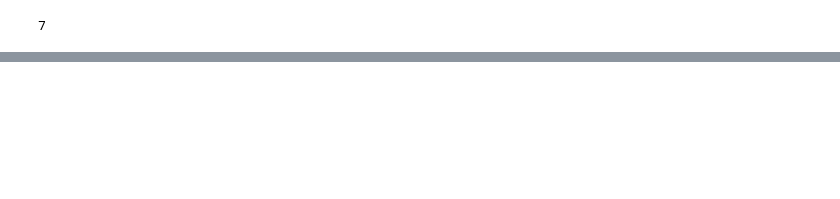
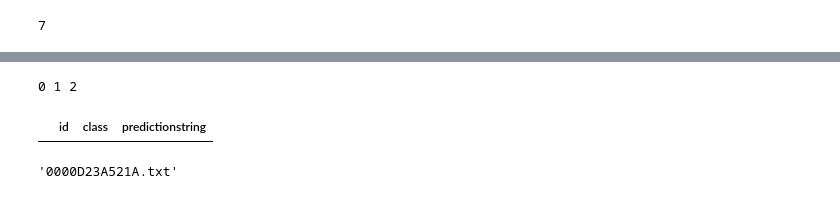
Before and after one commit to Brad1141/Discourse_Classification, a Jupyter notebook: main.ipynb, the cells around one changed output, grey strips where cells are left out. Cells and saved outputs as stored; diff of their text form; code cells hidden in the pictures; blank space fills up the shorter version.

```diff
--- a/main.ipynb
+++ b/main.ipynb
@@ -267,0 +329,28 @@ OSError: Looks like you do not have git-lfs installed, please install. You can i
+# %%
+def calc_word_indices(full_text, discourse_start, discourse_end):
+    start_index = len(full_text[:discourse_start].split())
+    token_len = len(full_text[discourse_start:discourse_end].split())
+    output = list(range(start_index, start_index + token_len))
+    if output[-1] >= len(full_text.split()):
+        output = list(range(start_index, start_index + token_len-1))
+    return output
+
+outputt = calc_word_indices(data, 0, 13)
+outputt = " ".join(str(x) for x in outputt)
+print(outputt)
+# %% [output]
+0 1 2
+# %%
+dict = {'id':[],
+        'class': [],
+        'predictionstring':[]}
+sub_df = pd.DataFrame(dict)
+sub_df.head()
+# %% [output]
+|  | id | class | predictionstring |
+# %%
+fileNames = os.listdir('train')
+fileNames = fileNames[:10000]
+fileNames[0]
+# %% [output]
+'0000D23A521A.txt'
```
Also changed, not shown: parts of 17 cells of this notebook, 2 other files.
